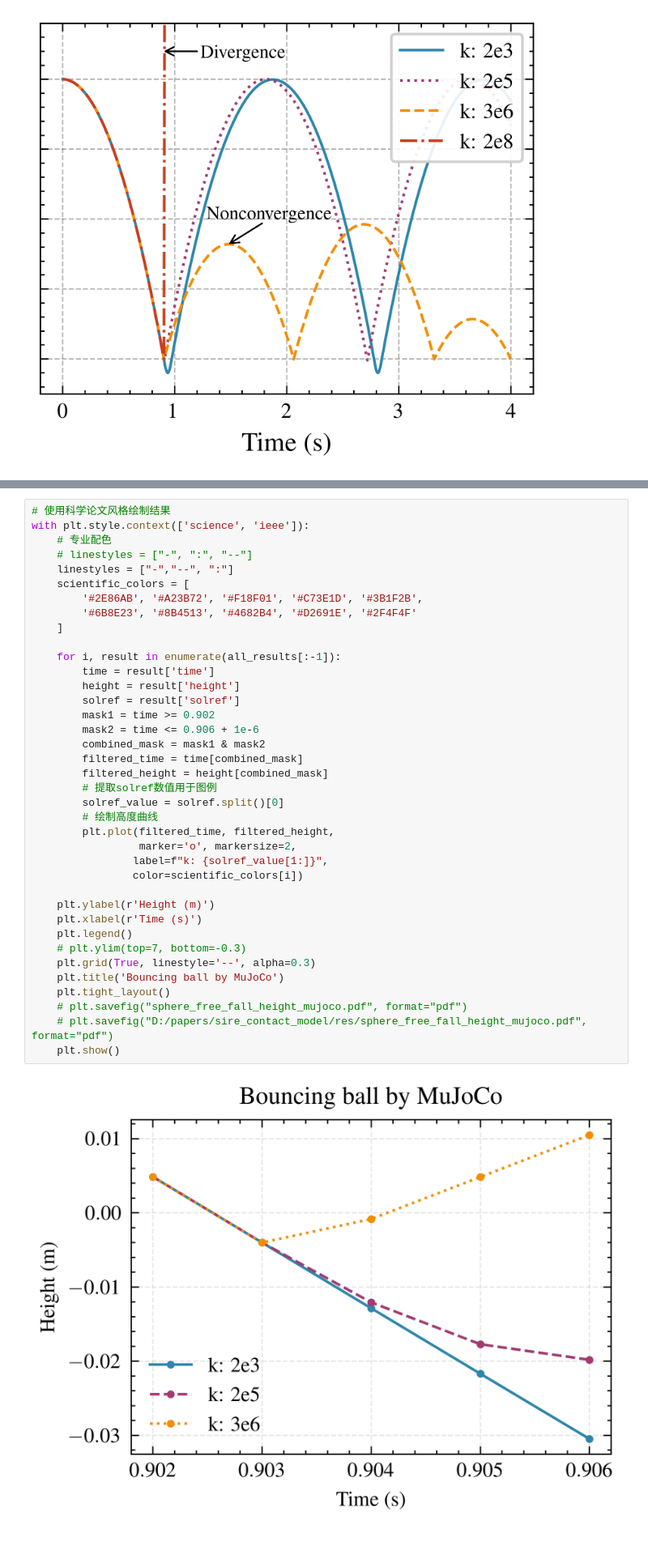
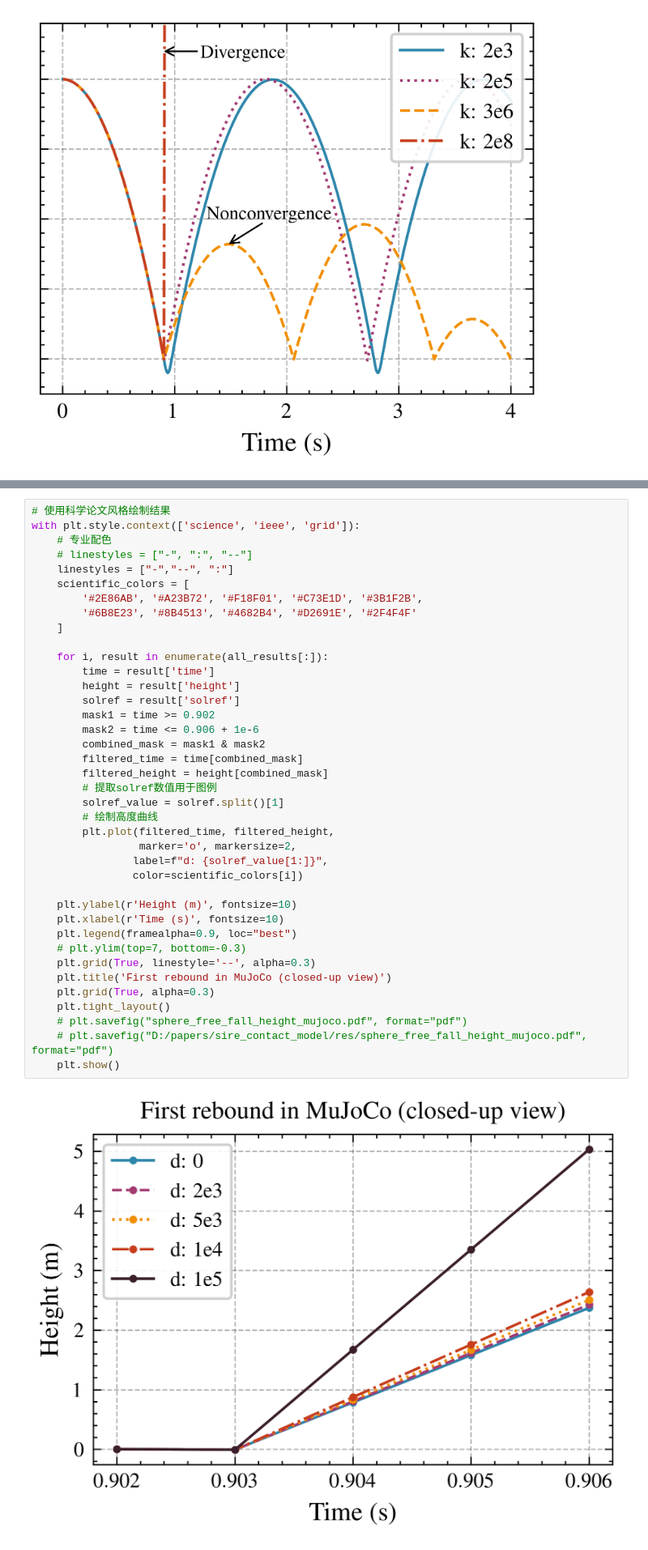
Before and after one commit to leitianjian/sire, a Jupyter notebook: demo/demo_paper/mujoco/bouncing_ball/bouncing_ball.ipynb, the cells around one changed output, grey strips where cells are left out. Shown at 81% size. Drawn from its saved outputs; the diff is of its cells as text.

```diff
--- a/demo/demo_paper/mujoco/bouncing_ball/bouncing_ball.ipynb
+++ b/demo/demo_paper/mujoco/bouncing_ball/bouncing_ball.ipynb
@@ -202,40 +343,41 @@ with plt.style.context(['science', 'ieee', 'grid']):
 # %%
 # 使用科学论文风格绘制结果
-with plt.style.context(['science', 'ieee']):
+with plt.style.context(['science', 'ieee', 'grid']):
     # 专业配色
     # linestyles = ["-", ":", "--"]
     linestyles = ["-","--", ":"]
     scientific_colors = [
         '#2E86AB', '#A23B72', '#F18F01', '#C73E1D', '#3B1F2B',
         '#6B8E23', '#8B4513', '#4682B4', '#D2691E', '#2F4F4F'
     ]
 
-    for i, result in enumerate(all_results[:-1]):
+    for i, result in enumerate(all_results[:]):
         time = result['time']
         height = result['height']
         solref = result['solref']
         mask1 = time >= 0.902
         mask2 = time <= 0.906 + 1e-6
         combined_mask = mask1 & mask2
         filtered_time = time[combined_mask]
         filtered_height = height[combined_mask]
         # 提取solref数值用于图例
-        solref_value = solref.split()[0]
+        solref_value = solref.split()[1]
         # 绘制高度曲线
         plt.plot(filtered_time, filtered_height,
                  marker='o', markersize=2,
-                label=f"k: {solref_value[1:]}",
+                label=f"d: {solref_value[1:]}",
                 color=scientific_colors[i])
 
-    plt.ylabel(r'Height (m)')
-    plt.xlabel(r'Time (s)')
-    plt.legend()
+    plt.ylabel(r'Height (m)', fontsize=10)
+    plt.xlabel(r'Time (s)', fontsize=10)
+    plt.legend(framealpha=0.9, loc="best")
     # plt.ylim(top=7, bottom=-0.3)
     plt.grid(True, linestyle='--', alpha=0.3)
-    plt.title('Bouncing ball by MuJoCo')
+    plt.title('First rebound in MuJoCo (closed-up view)')
+    plt.grid(True, alpha=0.3)
     plt.tight_layout()
     # plt.savefig("sphere_free_fall_height_mujoco.pdf", format="pdf")
     # plt.savefig("D:/papers/sire_contact_model/res/sphere_free_fall_height_mujoco.pdf", format="pdf")
     plt.show()
 # %% [output]
-[figure, old version]
+[figure, new version]
```
Also changed, not shown: parts of 15 cells of this notebook, 14 other files.
